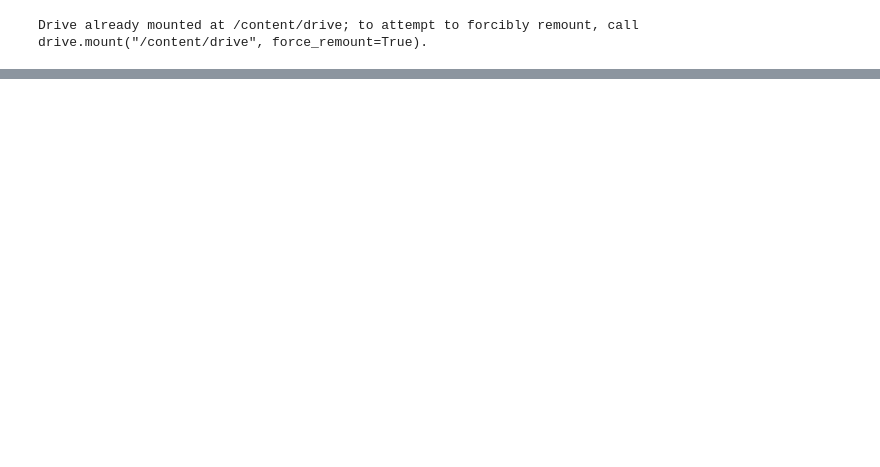
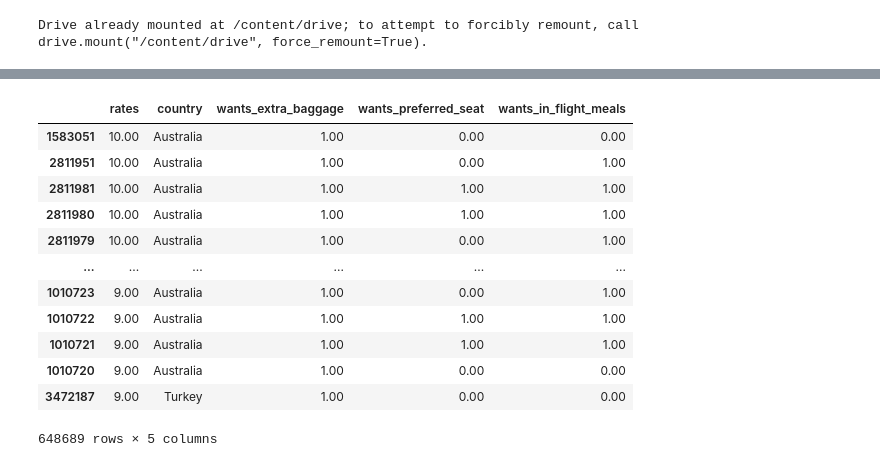
Before and after one commit to BeltranMal/tp1_orga_de_datos, a Jupyter notebook: TP1_Orga_de_datos..ipynb, the cells around one changed output, grey strips where cells are left out. Drawn from its saved outputs; the diff is of its cells as text; code cells hidden in the pictures; blank space fills up the shorter version.

```diff
--- a/TP1_Orga_de_datos.ipynb
+++ b/TP1_Orga_de_datos..ipynb
@@ -109,0 +76,16 @@ ValueError: Unable to parse string "None" at position 3048
+# %%
+promedios_altos_filtrados.sort_values("rates",ascending=False)
+# %% [output]
+|  | rates | country | wants_extra_baggage | wants_preferred_seat | wants_in_flight_meals |
+| 1583051 | 10.00 | Australia | 1.00 | 0.00 | 0.00 |
+| 2811951 | 10.00 | Australia | 1.00 | 0.00 | 1.00 |
+| 2811981 | 10.00 | Australia | 1.00 | 1.00 | 1.00 |
+| 2811980 | 10.00 | Australia | 1.00 | 1.00 | 1.00 |
+| 2811979 | 10.00 | Australia | 1.00 | 0.00 | 1.00 |
+| ... | ... | ... | ... | ... | ... |
+| 1010723 | 9.00 | Australia | 1.00 | 0.00 | 1.00 |
+| 1010722 | 9.00 | Australia | 1.00 | 1.00 | 1.00 |
+| 1010721 | 9.00 | Australia | 1.00 | 1.00 | 1.00 |
+| 1010720 | 9.00 | Australia | 1.00 | 0.00 | 0.00 |
+| 3472187 | 9.00 | Turkey | 1.00 | 0.00 | 0.00 |
+648689 rows × 5 columns
```
Also changed, not shown: parts of 11 cells of this notebook, 1 other file.
